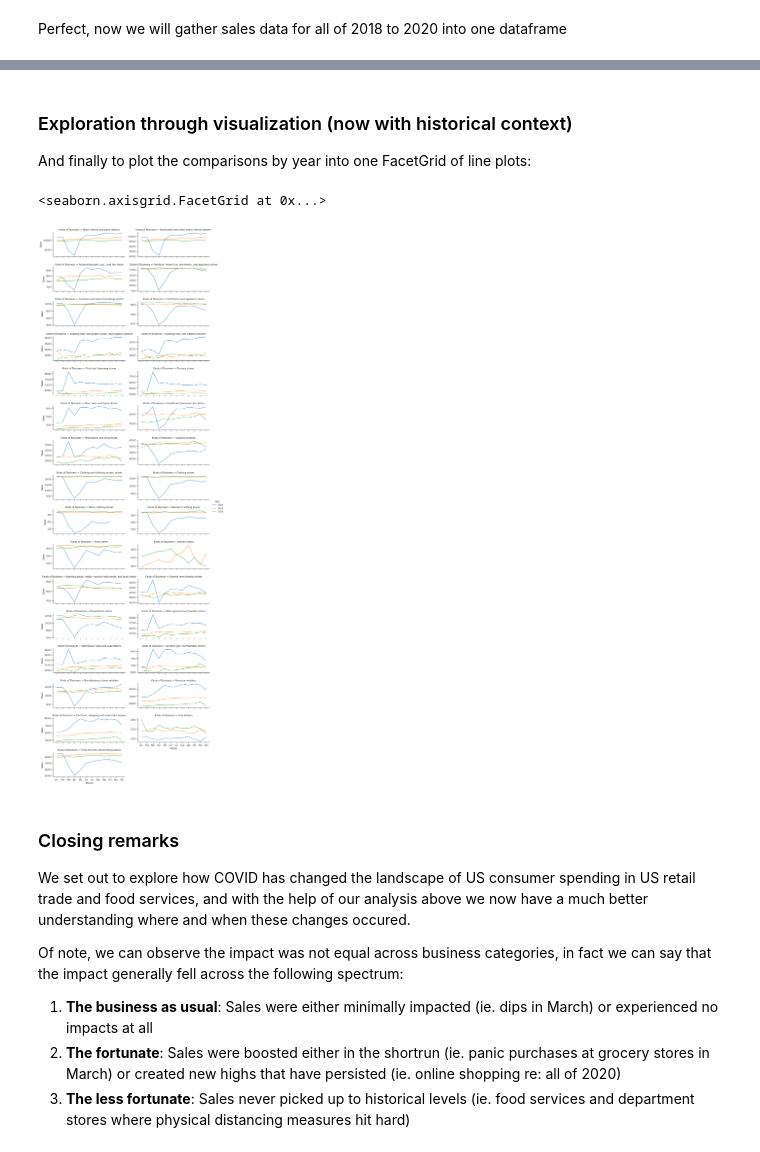
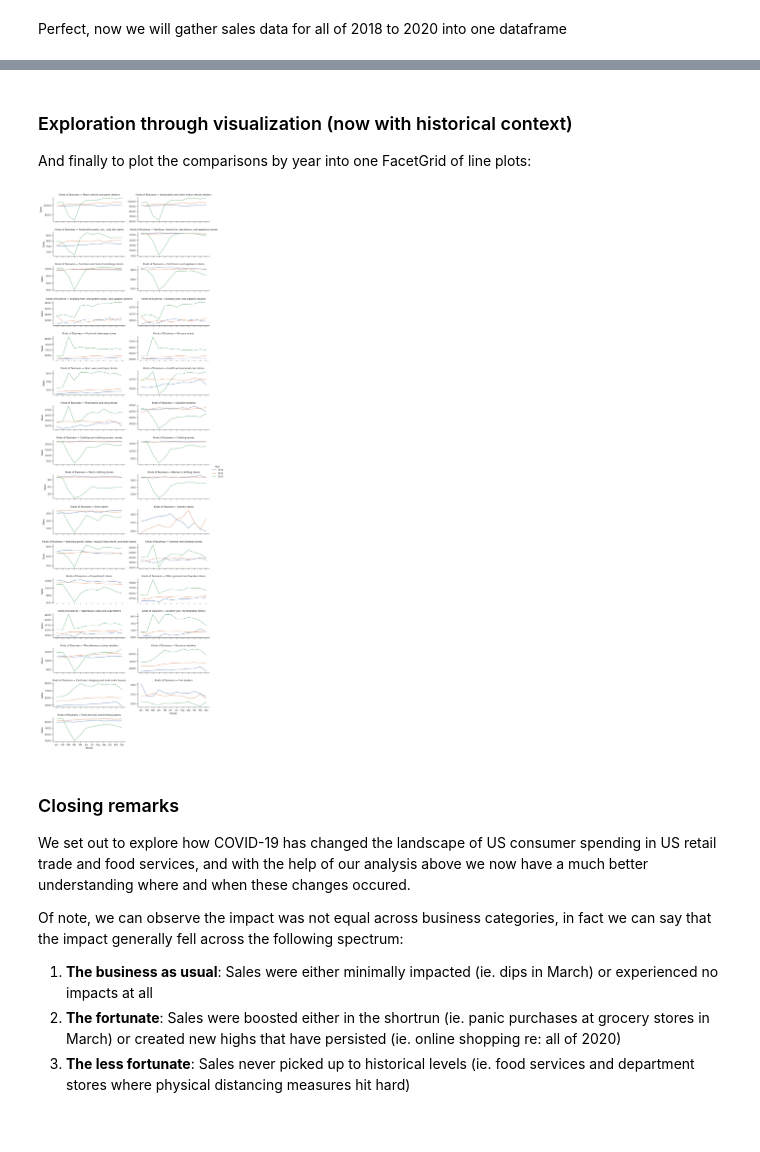
Before and after one commit to featurechef/notebooks, a Jupyter notebook: us_retail.ipynb, the cells around one changed output, grey strips where cells are left out. Cells and saved outputs as stored; diff of their text form; code cells hidden in the pictures.

```diff
--- a/us_retail.ipynb
+++ b/us_retail.ipynb
@@ -267,9 +266,11 @@ Final notes:
 We will need to append the 2019 data and 2018 data, but we did a lot of work to get 2020 and want to reuse that methodology for consistency and time savings. Let's build a function to a) get the data formatted and b) merge them into a DataFrame that contains our full 2018-2020 data.
 # %%
-# create a function taking in excel sheet, sheet name as input
-# and returning a dataframe as output
+def extractToDF(excel_file, sheet_name):
+    """
+    create a function taking in excel sheet, sheet name as input
+    and returning a dataframe as output
+    """
 
-def extractToDF(excel_file, sheet_name):
     # Read in the sheet and make sure the format is correct
     dfo = pd.read_excel(excel_file, sheet_name, header = 4)
     dfo = dfo.rename(columns={"Unnamed: 0": "NAICS Code", "Unnamed: 1": "Kinds of Business"})
@@ -290,10 +291,34 @@ def extractToDF(excel_file, sheet_name):
     dfo["Month"]= new[0]
     dfo["Year"]= new[1]
 
+    # Create new column for Month as a numeric
+    dfo['Month_Num'] = dfo.apply(lambda row: monthnum(row['Month']), axis=1)
+
     # Make Sale column a numeric
-    dfo['Sales'] = dfo['Sales'].astype(np.float64)
+    dfo['Sales'] = dfo['Sales'].astype(int)
+    dfo['Month_Num'].astype(int)
 
     return dfo
+
+def monthnum(month):
+    """
+    map the month labels to a month numeric values
+    """
+    mapping = {
+        'Jan' : 1,
+        'Feb' : 2,
+        'Mar' : 3,
+        'Apr' : 4,
+        'Ma' : 5,
+        'Jun' : 6,
+        'Jul' : 7,
+        'Aug' : 8,
+        'Sep' : 9,
+        'Oct' : 10,
+        'Nov' : 11,
+        'Dec' : 12
+    }
+    return mapping.get(month)
 # %% [markdown]
 With the function created let's try it out on 2020 data again and confirm results are the same:
 # %%
@@ -335,19 +360,17 @@ df_multi.describe(include='all')
 # %% [markdown]
-### <a id='tldr'>Exploration through visualization (now with historical context)</a> ###
+### <a id='tldr'>Exploration through visualization (now with historical context)</a>
 And finally to plot the comparisons by year into one FacetGrid of line plots:
 # %%
-sns.set_style("ticks")
-sns.set_context("paper")
-g = sns.FacetGrid(df_multi, col="Kinds of Business", hue_order = years, hue='Year', col_wrap=2, height = 2, aspect = 2.5, sharey=False)
-g.map(sns.lineplot, "Month", "Sales", estimator = np.sum)
-g.add_legend()
+sns.set(style='ticks', context='paper')
+g = sns.FacetGrid(df_multi, col="Kinds of Business", hue_order = years, hue='Year', col_wrap=2, height = 2, aspect = 2.5, sharey=False, legend_out=True);
+g.map(sns.lineplot, "Month", "Sales", estimator = np.sum);
+g.add_legend();
 # %% [output]
-<seaborn.axisgrid.FacetGrid at 0x...>
-[figure, old version]
+[figure, new version]
 # %% [markdown]
-###  Closing remarks ###
+###  Closing remarks
 
-We set out to explore how COVID has changed the landscape of US consumer spending in US retail trade and food services, and with the help of our analysis above we now have a much better understanding where and when these changes occured.
+We set out to explore how COVID-19 has changed the landscape of US consumer spending in US retail trade and food services, and with the help of our analysis above we now have a much better understanding where and when these changes occured.
 
 Of note, we can observe the impact was not equal across business categories, in fact we can say that the impact generally fell across the following spectrum:
 
```
Also changed, not shown: parts of 15 cells of this notebook, 1 other file.
